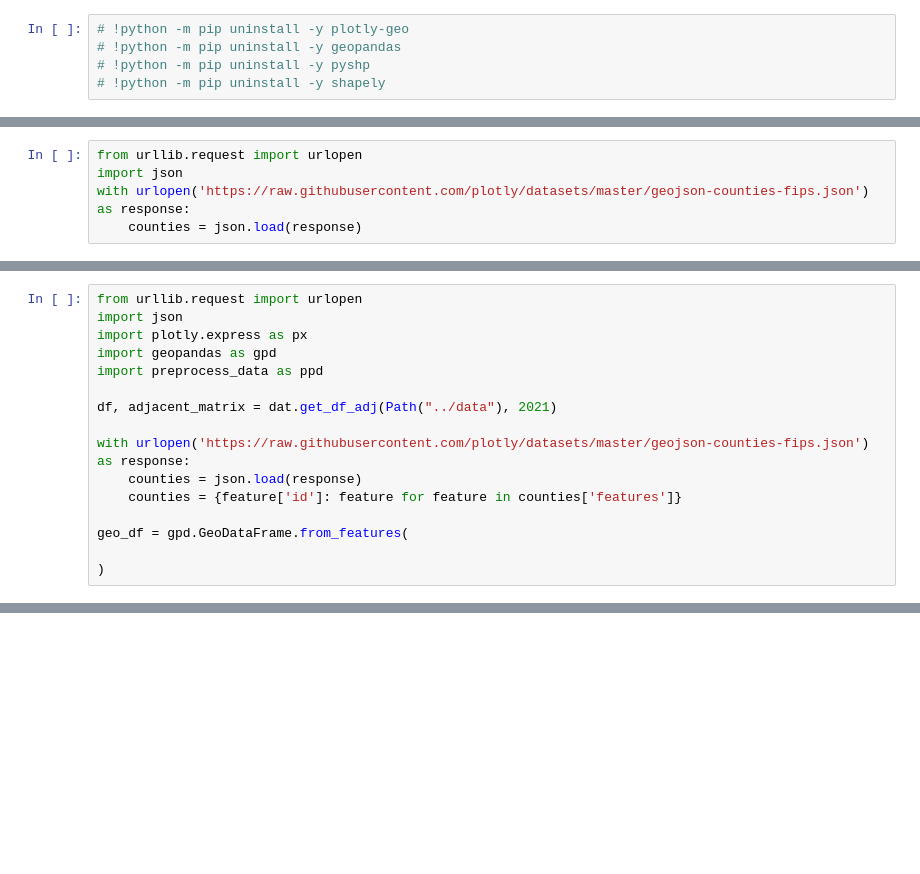
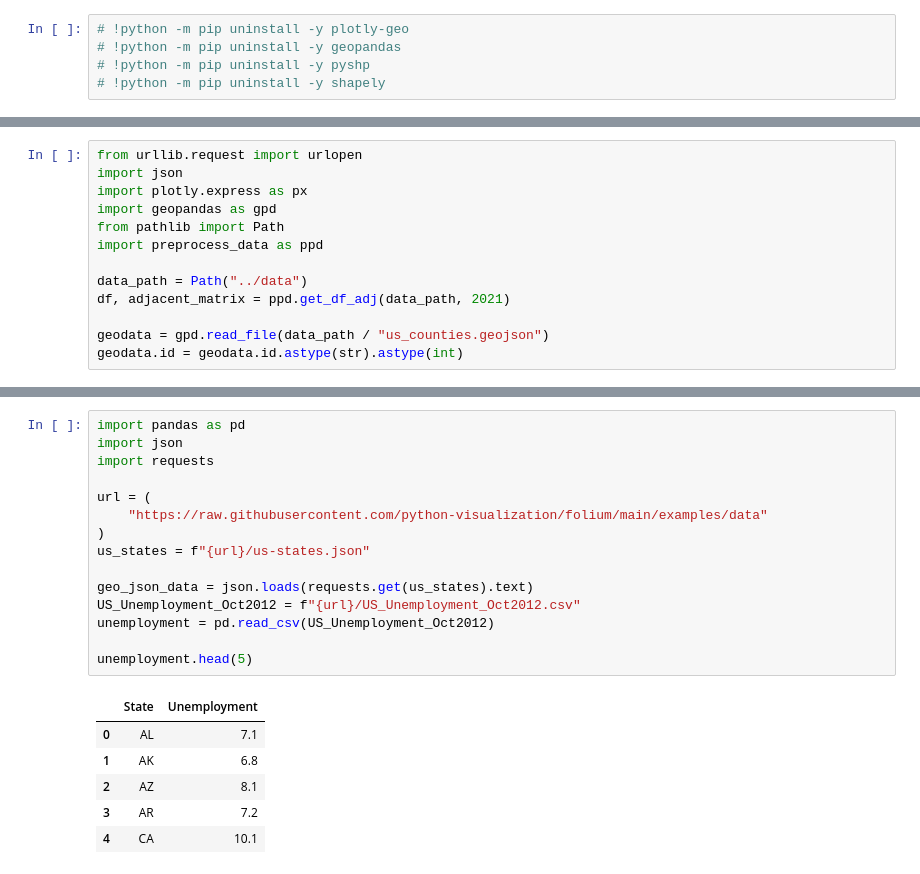
Before and after one commit to adbX/ise-533-hw1, a Jupyter notebook: src/visualize.ipynb, the cells around one changed output, grey strips where cells are left out. Saved outputs shown, nothing was run; the diff lists cells and outputs as text; blank space fills up the shorter version.

Commit message:
working on folium

```diff
--- a/src/visualize.ipynb
+++ b/src/visualize.ipynb
@@ -51,5 +8,0 @@ TypeError: 'MultiPolygon' object is not iterable
-# %%
-from urllib.request import urlopen
-import json
-with urlopen('https://raw.githubusercontent.com/plotly/datasets/master/geojson-counties-fips.json') as response:
-    counties = json.load(response)
@@ -147,14 +29,11 @@ from urllib.request import urlopen
 import json
 import plotly.express as px
 import geopandas as gpd
+from pathlib import Path
 import preprocess_data as ppd
 
-df, adjacent_matrix = dat.get_df_adj(Path("../data"), 2021)
+data_path = Path("../data")
+df, adjacent_matrix = ppd.get_df_adj(data_path, 2021)
 
-with urlopen('https://raw.githubusercontent.com/plotly/datasets/master/geojson-counties-fips.json') as response:
-    counties = json.load(response)
-    counties = {feature['id']: feature for feature in counties['features']}
-
-geo_df = gpd.GeoDataFrame.from_features(
-
-)
+geodata = gpd.read_file(data_path / "us_counties.geojson")
+geodata.id = geodata.id.astype(str).astype(int)
@@ -181,0 +167,22 @@ geo_df = gpd.GeoDataFrame.from_features(
+# %%
+import pandas as pd
+import json
+import requests
+
+url = (
+    "https://raw.githubusercontent.com/python-visualization/folium/main/examples/data"
+)
+us_states = f"{url}/us-states.json"
+
+geo_json_data = json.loads(requests.get(us_states).text)
+US_Unemployment_Oct2012 = f"{url}/US_Unemployment_Oct2012.csv"
+unemployment = pd.read_csv(US_Unemployment_Oct2012)
+
+unemployment.head(5)
+# %% [output]
+|  | State | Unemployment |
+| 0 | AL | 7.1 |
+| 1 | AK | 6.8 |
+| 2 | AZ | 8.1 |
+| 3 | AR | 7.2 |
+| 4 | CA | 10.1 |
```
Also changed, not shown: parts of 19 cells of this notebook, 5 other files.
